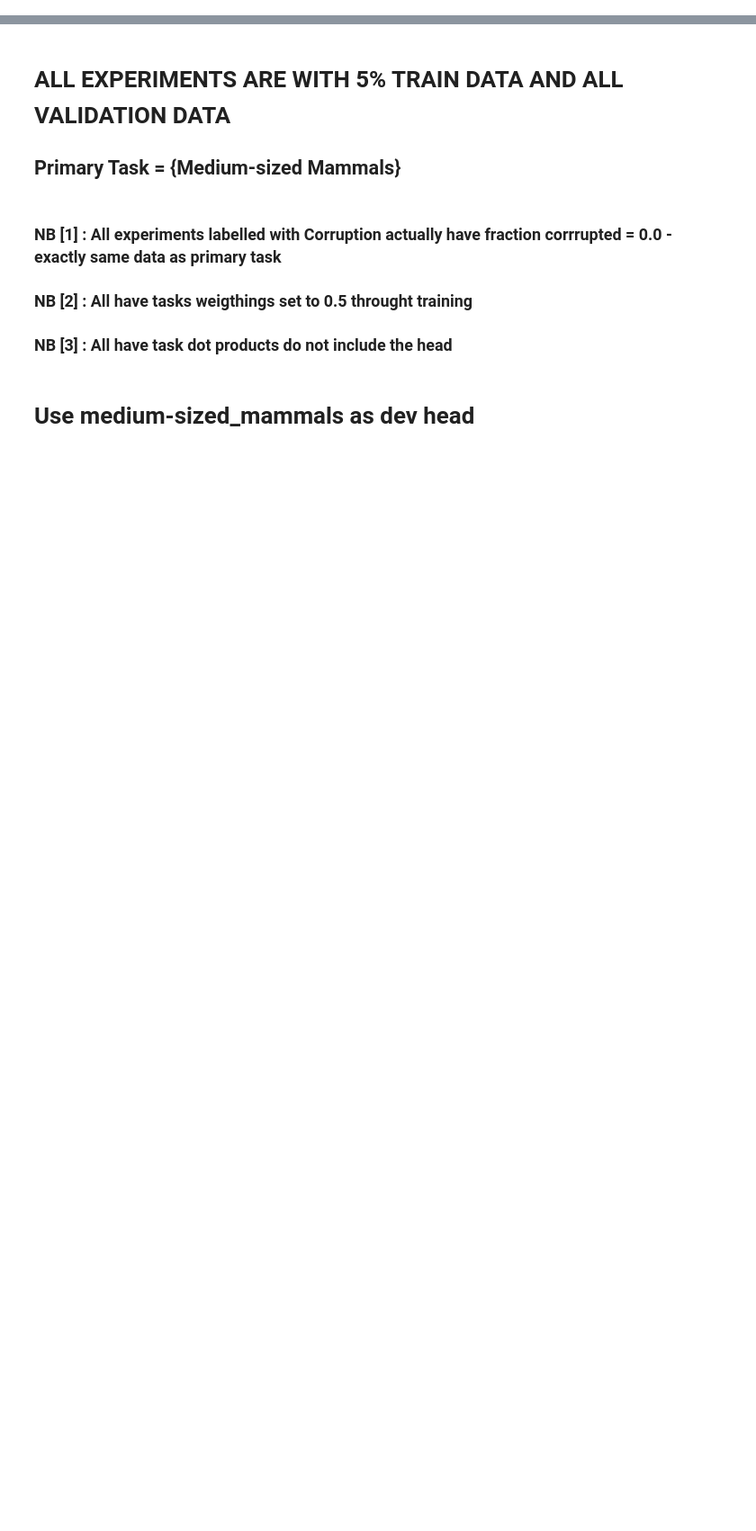
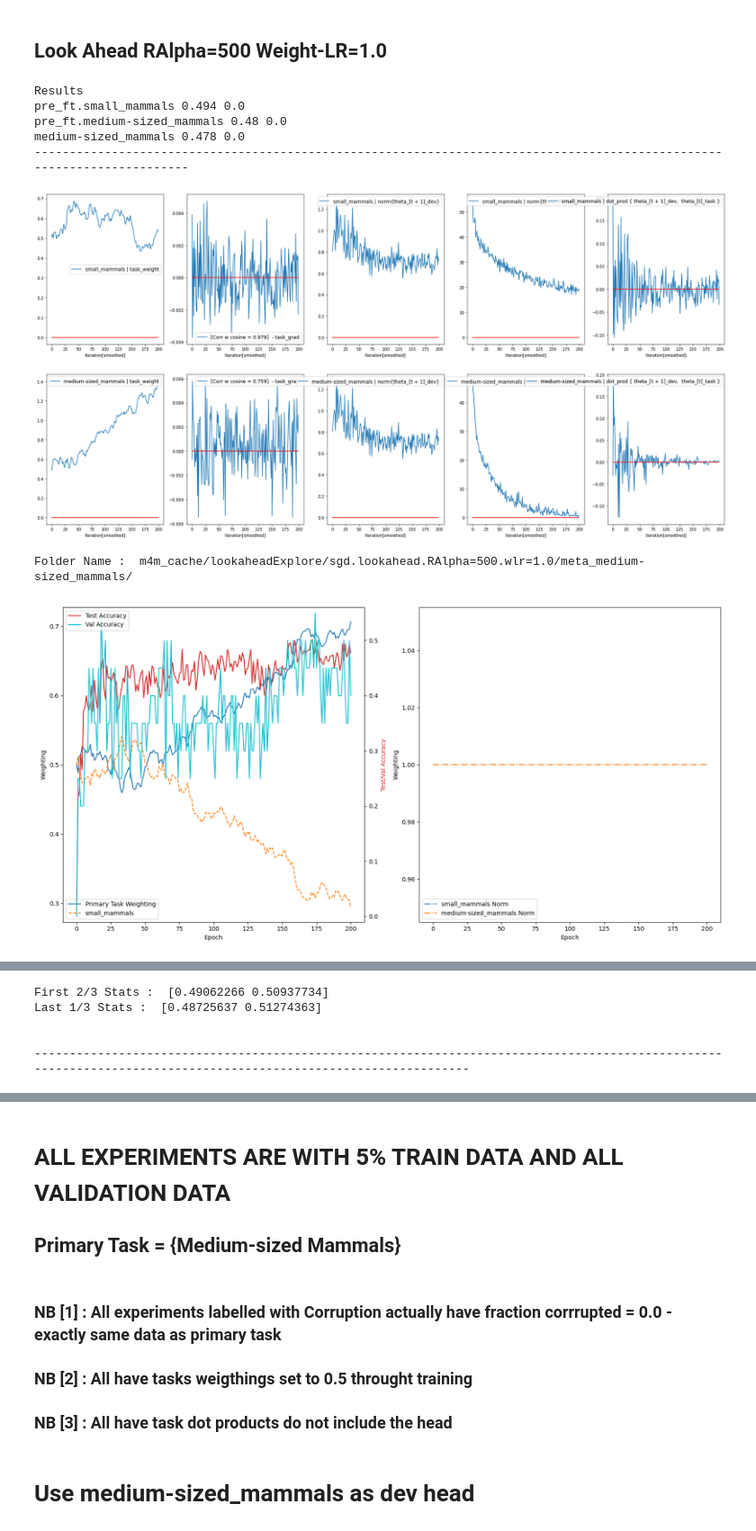
Before and after one commit to ldery/metalearning-for-multitask-pretraining, a Jupyter notebook: small_data_explore.ipynb, the cells around one changed output, grey strips where cells are left out. Shown at 90% size. Drawn from its saved outputs; the diff is of its cells as text; code cells hidden in the pictures; blank space fills up the shorter version.

```diff
--- a/small_data_explore.ipynb
+++ b/small_data_explore.ipynb
@@ -14,0 +112,27 @@ from utils import *
+# %% [markdown]
+## Look Ahead RAlpha=500 Weight-LR=1.0 ##
+# %%
+fname = 'm4m_cache/lookaheadExplore/sgd.lookahead.RAlpha=500.wlr=1.0/results.pkl'
+data = pkl.load(open(fname, 'rb'))
+print('Results')
+for k, v in data.items():
+    v = np.array(v)
+    print(k, v.mean(), v.std())
+print('--'*60)
+fname = 'm4m_cache/lookaheadExplore/sgd.lookahead.RAlpha=500.wlr=1.0/meta_medium-sized_mammals/0/weight_stats.pkl'
+vis_data = vis_file(fname, smooth_factor=10)
+
+
+# print('--'*60)
+
+fldrs = glob('m4m_cache/lookaheadExplore/sgd.lookahead.RAlpha=500.wlr=1.0/meta_medium-sized_mammals/')
+display_fldr(fldrs[0], inner_key='0')
+# %% [output]
+Results
+pre_ft.small_mammals 0.494 0.0
+pre_ft.medium-sized_mammals 0.48 0.0
+medium-sized_mammals 0.478 0.0
+------------------------------------------------------------------------------------------------------------------------
+[figure, added]
+Folder Name :  m4m_cache/lookaheadExplore/sgd.lookahead.RAlpha=500.wlr=1.0/meta_medium-sized_mammals/
+[figure, added]
@@ -15 +140,6 @@ from utils import *
+First 2/3 Stats :  [0.49062266 0.50937734]
+Last 1/3 Stats :  [0.48725637 0.51274363]
+
+
+----------------------------------------------------------------------------------------------------------------------------------------------------------------
 # %%
```
Also changed, not shown: parts of 12 cells of this notebook, 2 other files.
